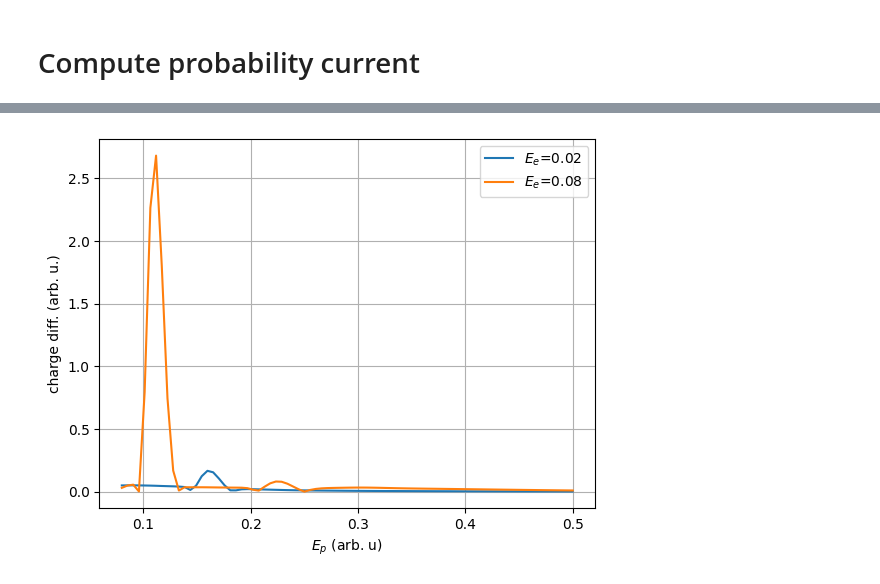
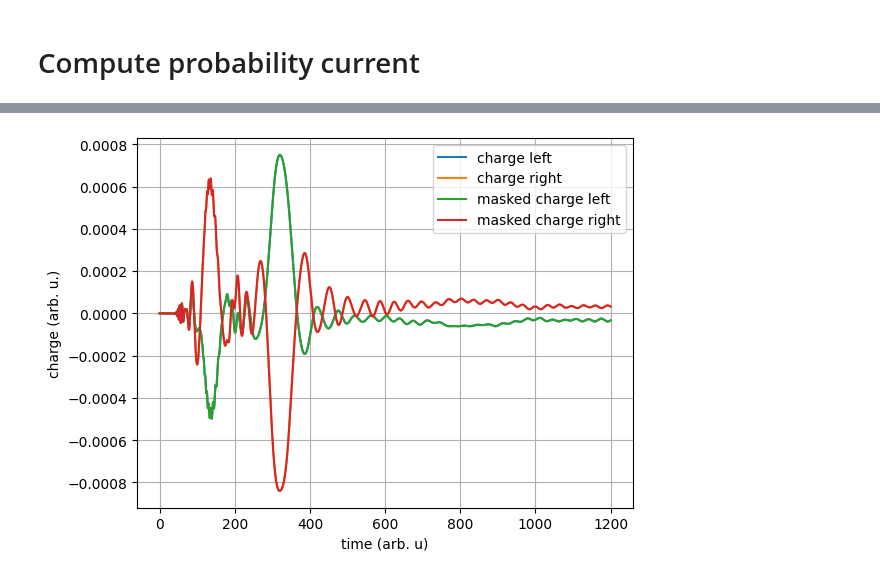
Before and after one commit to magashegyi/testrepo, a Jupyter notebook: gui.ipynb, the cells around one changed output, grey strips where cells are left out. Saved outputs shown, nothing was run; the diff lists cells and outputs as text; code cells hidden in the pictures.

```diff
--- a/gui.ipynb
+++ b/gui.ipynb
@@ -577,6 +620,5 @@ plt.show()
 # %%
-meas_point_left=-150
-meas_point_right=-meas_point_left
+
 
 left_index = np.abs(np.array(uxgrid) - meas_point_left).argmin()#1300
 right_index = np.abs(np.array(uxgrid) - meas_point_right).argmin()#
@@ -923,0 +679,7 @@ plt.show()
+# %%
+masked_left_index = np.abs(np.array(reduced_uxgrid) - meas_point_left).argmin()#1300
+masked_right_index = np.abs(np.array(reduced_uxgrid) - meas_point_right).argmin()#
+masked_x_left = reduced_uxgrid[masked_left_index]
+masked_x_right = reduced_uxgrid[masked_right_index]
+
+print(masked_x_left,masked_x_right)
@@ -923,0 +688,17 @@ plt.show()
+# %%
+masked_pc_sum_left=masked_pc2_sum[masked_left_index,:]
+masked_pc_sum_right=masked_pc2_sum[masked_right_index,:]
+#pcsum_diff=pcsum_right-pcsum_left
+
+plt.plot(utgrid, masked_pc_sum_left,label="masked current left")
+plt.plot(utgrid, masked_pc_sum_right,label="maked current right")
+plt.plot(utgrid, pc_sum_left,label="current left")
+plt.plot(utgrid, pc_sum_right,label="current right")
+#plt.plot(utgrid, pcsum_diff,label="current difference")
+plt.xlabel("time (arb. u)")
+plt.ylabel("current (arb. u.)")
+#plt.xlim(0,40)
+plt.legend()
+#plt.ylim(-1e-5,1e-5)
+plt.grid()
+plt.show()
@@ -924,14 +707,20 @@ plt.show()
 # %%
-#plt.plot(energy_of_photons, charge_diffs[:len(energy_of_photons)])
-plt.plot(energy_of_photons,np.abs(Z[0,:]),label="$E_e$=0.02")
-plt.plot(energy_of_photons,np.abs(Z[1,:]),label="$E_e$=0.08")
-plt.xlabel("$E_p$ (arb. u)")
-plt.ylabel("charge diff. (arb. u.)")
+from scipy import integrate
+
+masked_charge_left = integrate.cumtrapz(masked_pc_sum_left, utgrid, initial=0)
+masked_charge_right = integrate.cumtrapz(masked_pc_sum_right, utgrid, initial=0)
+#charge_diff = integrate.cumtrapz(pcsum_diff, utgrid, initial=0)
+
+plt.plot(utgrid, charge_left,label="charge left")
+plt.plot(utgrid, charge_right,label="charge right")
+plt.plot(utgrid, masked_charge_left,label="masked charge left")
+plt.plot(utgrid, masked_charge_right,label="masked charge right")
+plt.xlabel("time (arb. u)")
+plt.ylabel("charge (arb. u.)")
 #plt.xlim(100)
 #plt.ylim(-1e-3,1e-3)
-plt.yscale("linear")
 plt.legend()
 plt.grid()
 plt.show()
 # %% [output]
-[figure, old version]
+[figure, new version]
```
Also changed, not shown: parts of 60 cells of this notebook, 5 other files.
